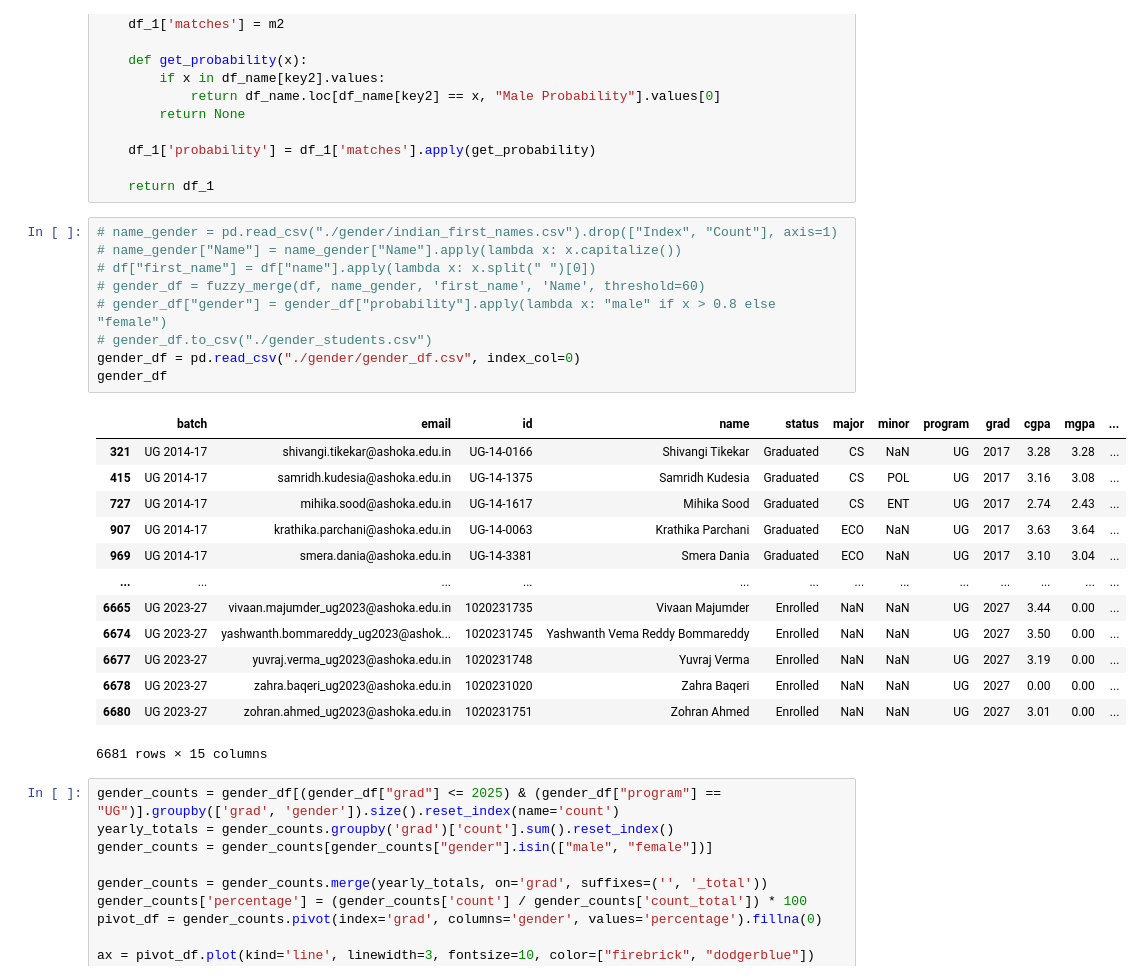
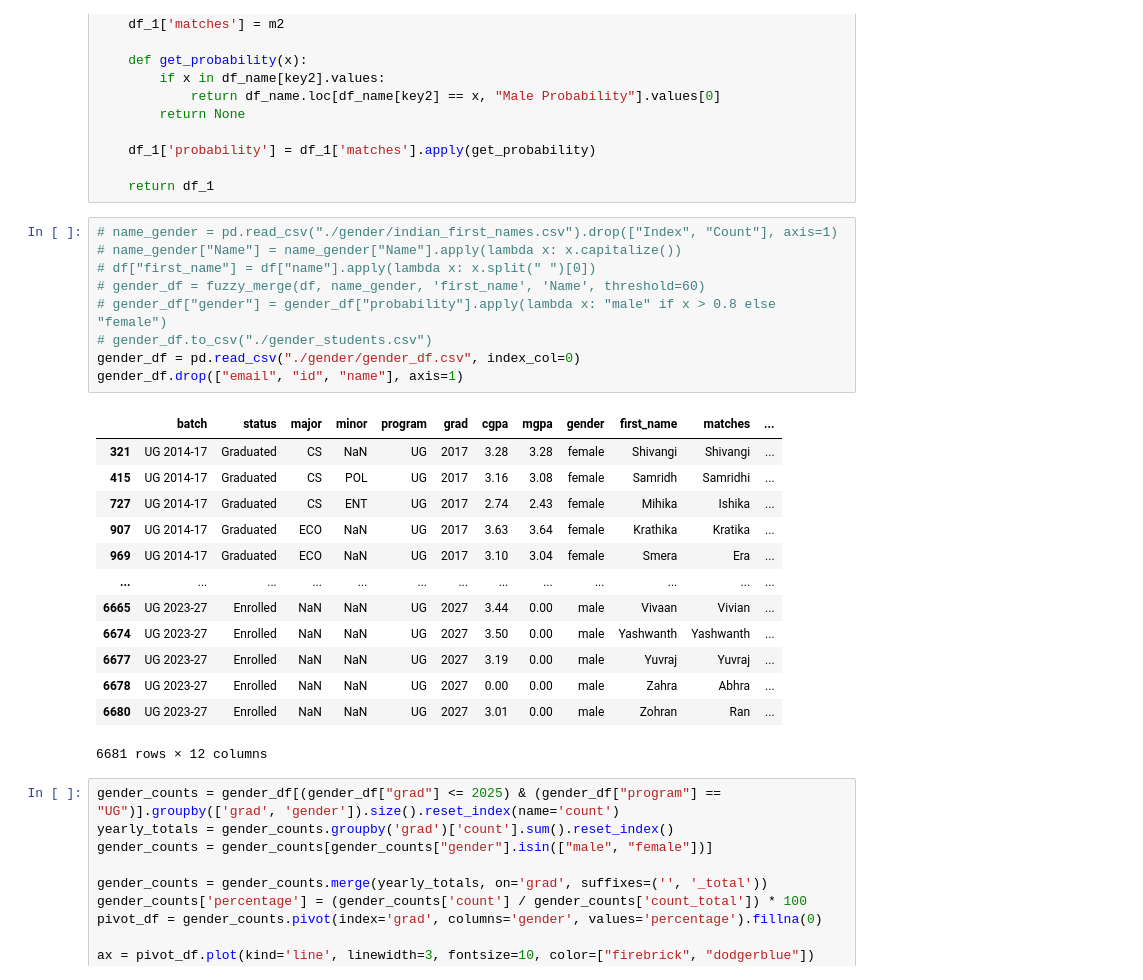
Before and after one commit to kkkarnav/ashokaDemo, a Jupyter notebook: 4_analyse_students.ipynb, the cells around one changed output. Drawn from its saved outputs; the diff is of its cells as text.

```diff
--- a/4_analyse_students.ipynb
+++ b/4_analyse_students.ipynb
@@ -726,26 +573,26 @@ def fuzzy_merge(df_1, df_name, key1, key2, threshold=90, limit=3):
 # %%
 # name_gender = pd.read_csv("./gender/indian_first_names.csv").drop(["Index", "Count"], axis=1)
 # name_gender["Name"] = name_gender["Name"].apply(lambda x: x.capitalize())
 # df["first_name"] = df["name"].apply(lambda x: x.split(" ")[0])
 # gender_df = fuzzy_merge(df, name_gender, 'first_name', 'Name', threshold=60)
 # gender_df["gender"] = gender_df["probability"].apply(lambda x: "male" if x > 0.8 else "female")
 # gender_df.to_csv("./gender_students.csv")
 gender_df = pd.read_csv("./gender/gender_df.csv", index_col=0)
-gender_df
+gender_df.drop(["email", "id", "name"], axis=1)
 # %% [output]
-|  | batch | email | id | name | status | major | minor | program | grad | cgpa | mgpa | ... |
-| 321 | UG 2014-17 | shivangi.tikekar@ashoka.edu.in | UG-14-0166 | Shivangi Tikekar | Graduated | CS | NaN | UG | 2017 | 3.28 | 3.28 | ... |
-| 415 | UG 2014-17 | samridh.kudesia@ashoka.edu.in | UG-14-1375 | Samridh Kudesia | Graduated | CS | POL | UG | 2017 | 3.16 | 3.08 | ... |
-| 727 | UG 2014-17 | mihika.sood@ashoka.edu.in | UG-14-1617 | Mihika Sood | Graduated | CS | ENT | UG | 2017 | 2.74 | 2.43 | ... |
-| 907 | UG 2014-17 | krathika.parchani@ashoka.edu.in | UG-14-0063 | Krathika Parchani | Graduated | ECO | NaN | UG | 2017 | 3.63 | 3.64 | ... |
-| 969 | UG 2014-17 | smera.dania@ashoka.edu.in | UG-14-3381 | Smera Dania | Graduated | ECO | NaN | UG | 2017 | 3.10 | 3.04 | ... |
+|  | batch | status | major | minor | program | grad | cgpa | mgpa | gender | first_name | matches | ... |
+| 321 | UG 2014-17 | Graduated | CS | NaN | UG | 2017 | 3.28 | 3.28 | female | Shivangi | Shivangi | ... |
+| 415 | UG 2014-17 | Graduated | CS | POL | UG | 2017 | 3.16 | 3.08 | female | Samridh | Samridhi | ... |
+| 727 | UG 2014-17 | Graduated | CS | ENT | UG | 2017 | 2.74 | 2.43 | female | Mihika | Ishika | ... |
+| 907 | UG 2014-17 | Graduated | ECO | NaN | UG | 2017 | 3.63 | 3.64 | female | Krathika | Kratika | ... |
+| 969 | UG 2014-17 | Graduated | ECO | NaN | UG | 2017 | 3.10 | 3.04 | female | Smera | Era | ... |
 | ... | ... | ... | ... | ... | ... | ... | ... | ... | ... | ... | ... | ... |
-| 6665 | UG 2023-27 | vivaan.majumder_ug2023@ashoka.edu.in | 1020231735 | Vivaan Majumder | Enrolled | NaN | NaN | UG | 2027 | 3.44 | 0.00 | ... |
-| 6674 | UG 2023-27 | yashwanth.bommareddy_ug2023@ashok... | 1020231745 | Yashwanth Vema Reddy Bommareddy | Enrolled | NaN | NaN | UG | 2027 | 3.50 | 0.00 | ... |
-| 6677 | UG 2023-27 | yuvraj.verma_ug2023@ashoka.edu.in | 1020231748 | Yuvraj Verma | Enrolled | NaN | NaN | UG | 2027 | 3.19 | 0.00 | ... |
-| 6678 | UG 2023-27 | zahra.baqeri_ug2023@ashoka.edu.in | 1020231020 | Zahra Baqeri | Enrolled | NaN | NaN | UG | 2027 | 0.00 | 0.00 | ... |
-| 6680 | UG 2023-27 | zohran.ahmed_ug2023@ashoka.edu.in | 1020231751 | Zohran Ahmed | Enrolled | NaN | NaN | UG | 2027 | 3.01 | 0.00 | ... |
+| 6665 | UG 2023-27 | Enrolled | NaN | NaN | UG | 2027 | 3.44 | 0.00 | male | Vivaan | Vivian | ... |
+| 6674 | UG 2023-27 | Enrolled | NaN | NaN | UG | 2027 | 3.50 | 0.00 | male | Yashwanth | Yashwanth | ... |
+| 6677 | UG 2023-27 | Enrolled | NaN | NaN | UG | 2027 | 3.19 | 0.00 | male | Yuvraj | Yuvraj | ... |
+| 6678 | UG 2023-27 | Enrolled | NaN | NaN | UG | 2027 | 0.00 | 0.00 | male | Zahra | Abhra | ... |
+| 6680 | UG 2023-27 | Enrolled | NaN | NaN | UG | 2027 | 3.01 | 0.00 | male | Zohran | Ran | ... |
-6681 rows × 15 columns
+6681 rows × 12 columns
 # %%
 gender_counts = gender_df[(gender_df["grad"] <= 2025) & (gender_df["program"] == "UG")].groupby(['grad', 'gender']).size().reset_index(name='count')
 yearly_totals = gender_counts.groupby('grad')['count'].sum().reset_index()
```
Also changed, not shown: parts of 86 cells of this notebook.
